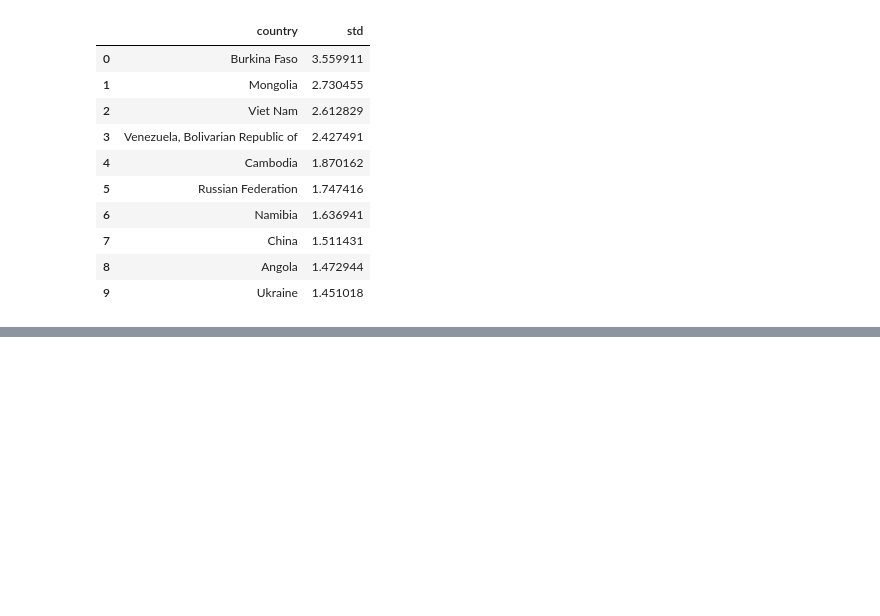
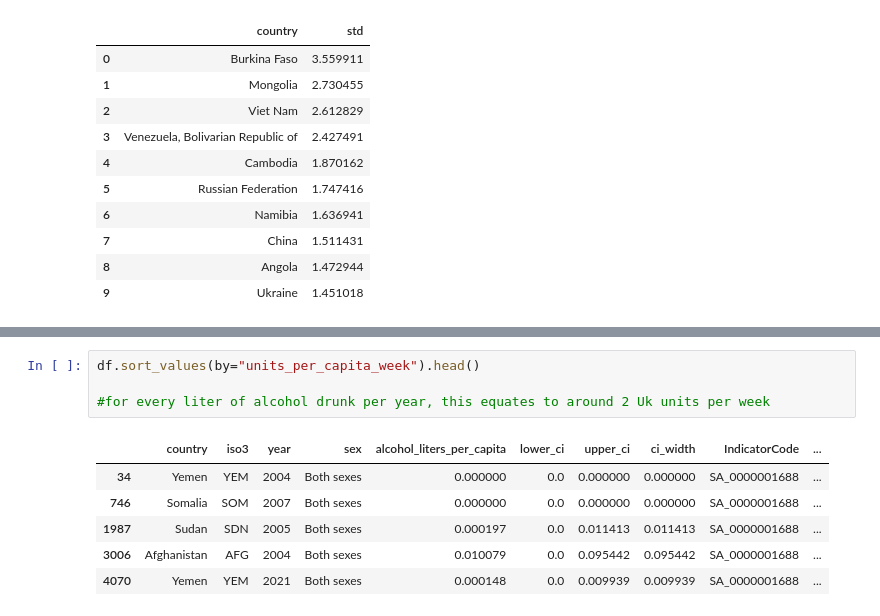
Before and after one commit to Huang-Hao-Gao/global-alcohol-consumption-analysis, a Jupyter notebook: analysis.ipynb, the cells around one changed output, grey strips where cells are left out. Drawn from its saved outputs; the diff is of its cells as text; blank space fills up the shorter version.

```diff
--- a/analysis.ipynb
+++ b/analysis.ipynb
@@ -369,0 +472,11 @@ Passing `palette` without assigning `hue` is deprecated and will be removed in v
+# %%
+df.sort_values(by="units_per_capita_week").head()
+
+#for every liter of alcohol drunk per year, this equates to around 2 Uk units per week
+# %% [output]
+|  | country | iso3 | year | sex | alcohol_liters_per_capita | lower_ci | upper_ci | ci_width | IndicatorCode | ... |
+| 34 | Yemen | YEM | 2004 | Both sexes | 0.000000 | 0.0 | 0.000000 | 0.000000 | SA_0000001688 | ... |
+| 746 | Somalia | SOM | 2007 | Both sexes | 0.000000 | 0.0 | 0.000000 | 0.000000 | SA_0000001688 | ... |
+| 1987 | Sudan | SDN | 2005 | Both sexes | 0.000197 | 0.0 | 0.011413 | 0.011413 | SA_0000001688 | ... |
+| 3006 | Afghanistan | AFG | 2004 | Both sexes | 0.010079 | 0.0 | 0.095442 | 0.095442 | SA_0000001688 | ... |
+| 4070 | Yemen | YEM | 2021 | Both sexes | 0.000148 | 0.0 | 0.009939 | 0.009939 | SA_0000001688 | ... |
```
Also changed, not shown: parts of 7 cells of this notebook.
